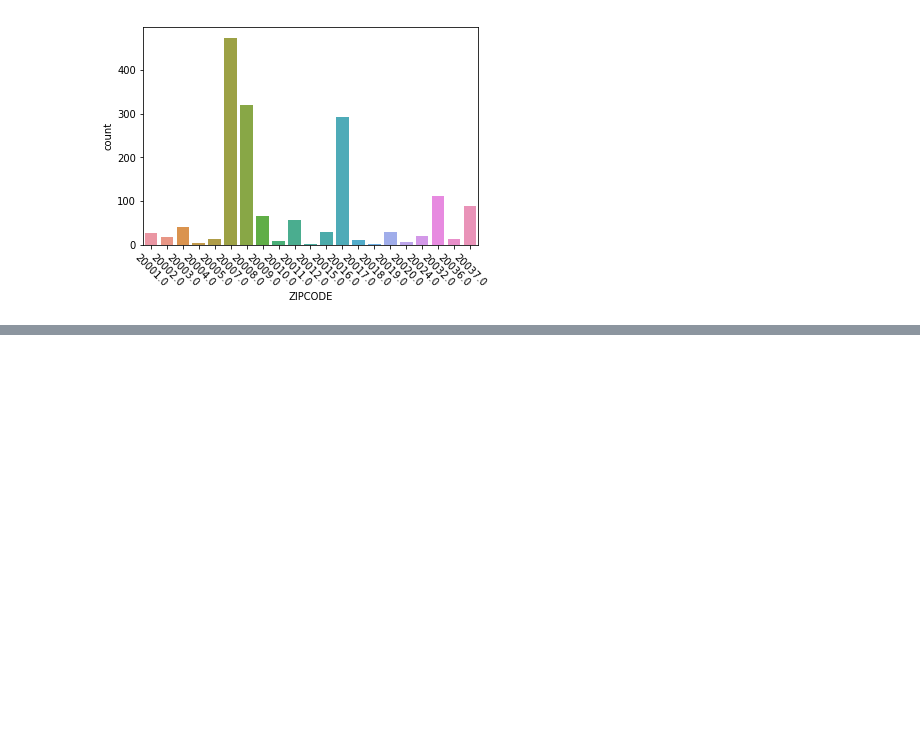
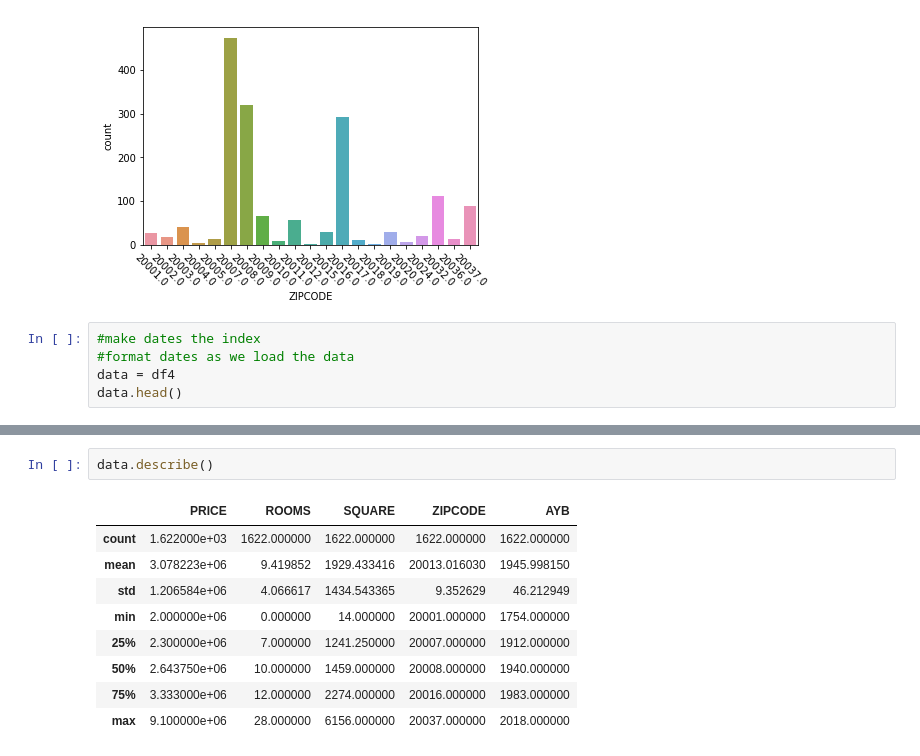
Before and after one commit to MehmetGithub/Dec2018DataBootcamp, a Jupyter notebook: Project2MD.ipynb, the cells around one changed output, grey strips where cells are left out. Cells and saved outputs as stored; diff of their text form; blank space fills up the shorter version.

```diff
--- a/Project2MD.ipynb
+++ b/Project2MD.ipynb
@@ -239,3 +239,8 @@ plt.xticks(rotation=-45)
 (array([ 0,  1,  2,  3,  4,  5,  6,  7,  8,  9, 10, 11, 12, 13, 14, 15, 16,
         17, 18, 19, 20]), <a list of 21 Text xticklabel objects>)
 [figure]
+# %%
+#make dates the index
+#format dates as we load the data
+data = df4
+data.head()
@@ -241,0 +254,12 @@ plt.xticks(rotation=-45)
+# %%
+data.describe()
+# %% [output]
+|  | PRICE | ROOMS | SQUARE | ZIPCODE | AYB |
+| count | 1.622000e+03 | 1622.000000 | 1622.000000 | 1622.000000 | 1622.000000 |
+| mean | 3.078223e+06 | 9.419852 | 1929.433416 | 20013.016030 | 1945.998150 |
+| std | 1.206584e+06 | 4.066617 | 1434.543365 | 9.352629 | 46.212949 |
+| min | 2.000000e+06 | 0.000000 | 14.000000 | 20001.000000 | 1754.000000 |
+| 25% | 2.300000e+06 | 7.000000 | 1241.250000 | 20007.000000 | 1912.000000 |
+| 50% | 2.643750e+06 | 10.000000 | 1459.000000 | 20008.000000 | 1940.000000 |
+| 75% | 3.333000e+06 | 12.000000 | 2274.000000 | 20016.000000 | 1983.000000 |
+| max | 9.100000e+06 | 28.000000 | 6156.000000 | 20037.000000 | 2018.000000 |
```
Also changed, not shown: parts of 1 cell of this notebook.
